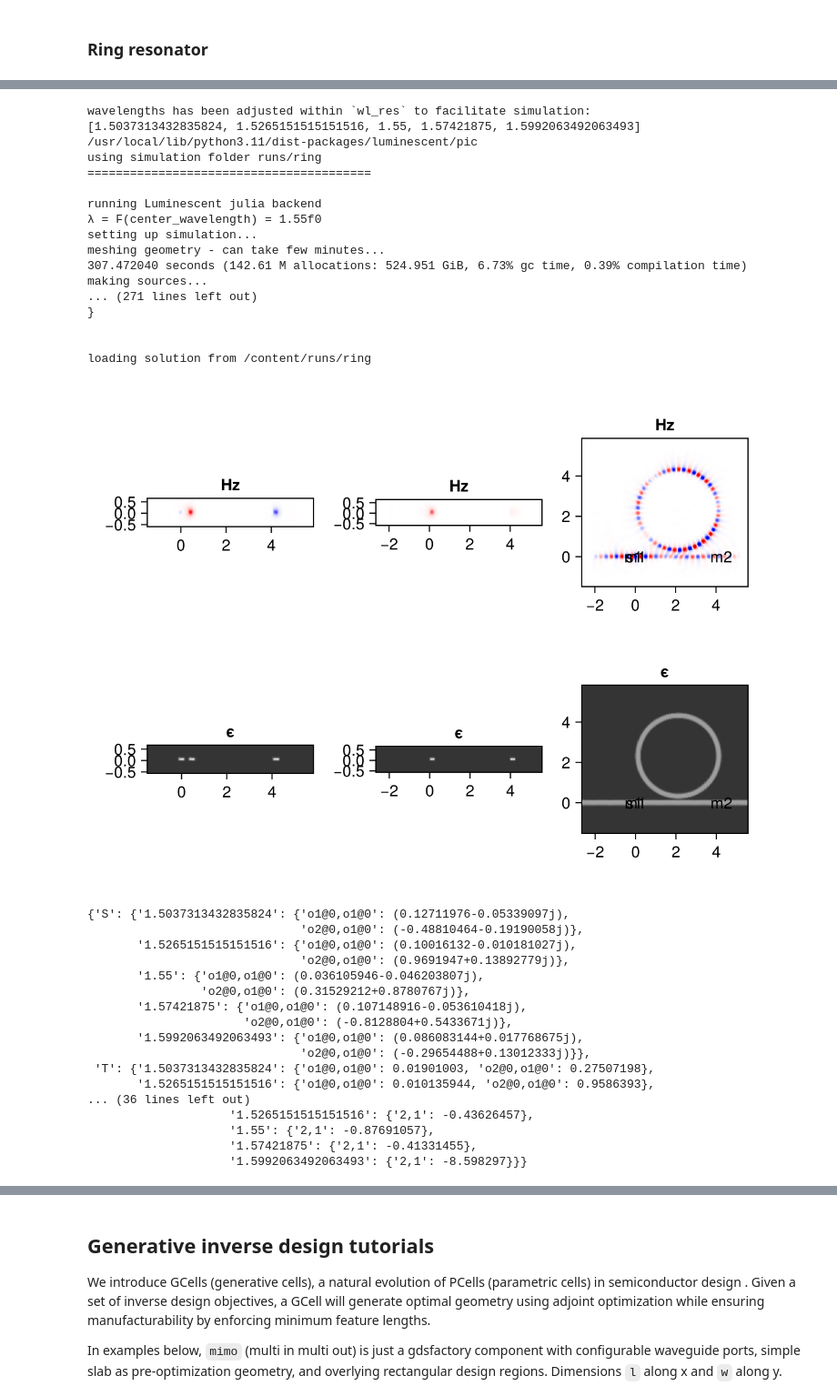
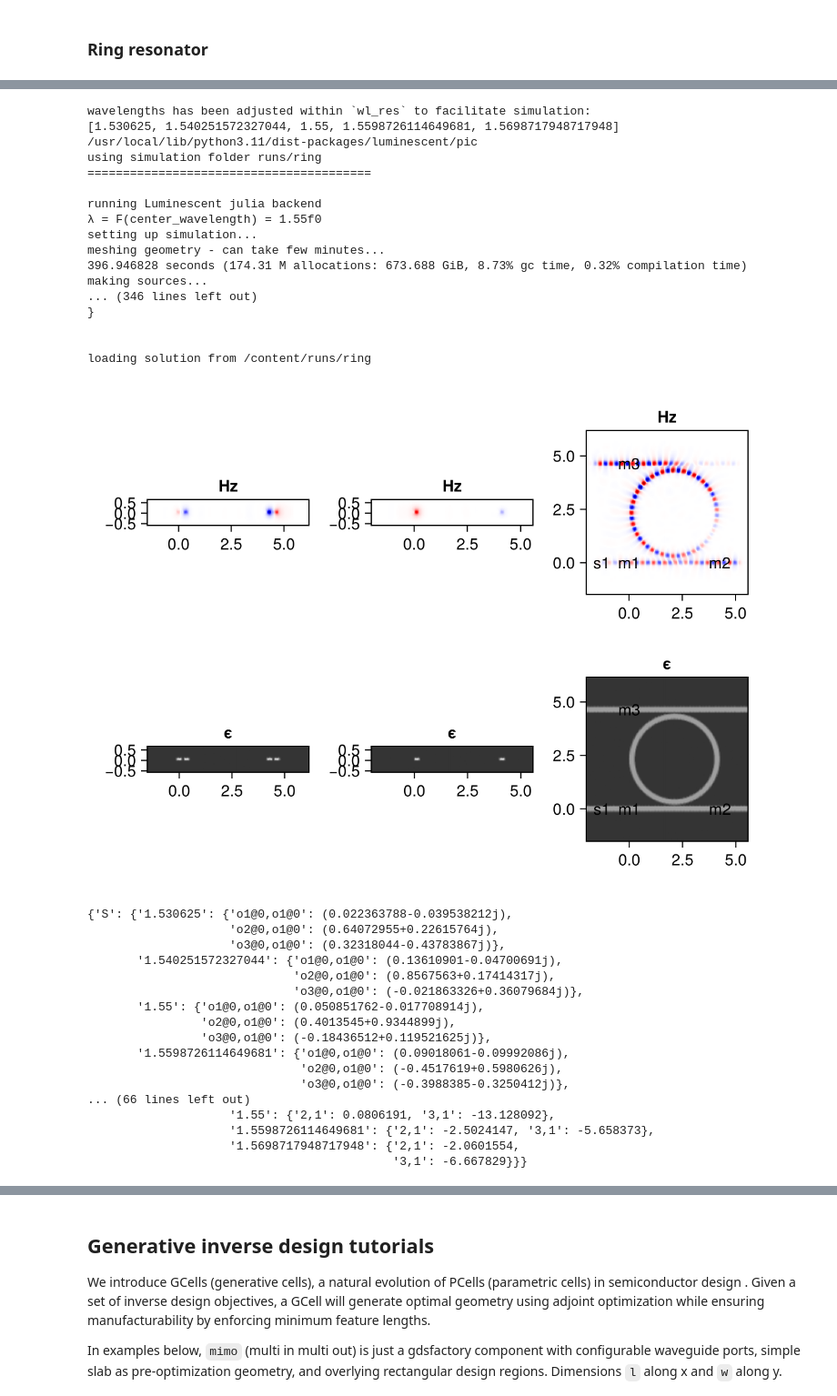
Before and after one commit to paulxshen/Luminescent.jl, a Jupyter notebook: Luminescent_AI_docs.ipynb, the cells around one changed output, grey strips where cells are left out. Shown at 91% size. Saved outputs shown, nothing was run; the diff lists cells and outputs as text; code cells hidden in the pictures.

```diff
--- a/Luminescent_AI_docs.ipynb
+++ b/Luminescent_AI_docs.ipynb
@@ -233,53 +220,52 @@ c.plot()
 # %%
-keys = ["2,1"]
+keys = ["2,1","3,1"]
 nres = 6
 gpu = None
 materials = lumi.MATERIALS
 layer_stack = SOI180
-wavelengths = np.linspace(1.5, 1.6, 5)
-margins = [[0, 0], [1, 1]]
+wavelengths = np.linspace(1.53, 1.57, 5)
 path = os.path.join("runs", "ring")
 
 lumi.make_prob(
     path, c, wavelengths=wavelengths,
-    nres=nres, keys=keys,Ttrans='2x', gpu=gpu,
-    margins=margins,source_port_margin=source_port_margin,
+    nres=nres, keys=keys,Ttrans='1.5x', gpu=gpu,
+    source_port_margin=source_port_margin,
     materials=materials, layer_stack=layer_stack)
 lumi.solve(path)
 sol=lumi.load(path)
 # %% [output]
 wavelengths has been adjusted within `wl_res` to facilitate simulation:
-[1.5037313432835824, 1.5265151515151516, 1.55, 1.57421875, 1.5992063492063493]
+[1.530625, 1.540251572327044, 1.55, 1.5598726114649681, 1.5698717948717948]
 /usr/local/lib/python3.11/dist-packages/luminescent/pic
 using simulation folder runs/ring
 ========================================
 
 running Luminescent julia backend
 λ = F(center_wavelength) = 1.55f0
 setting up simulation...
 meshing geometry - can take few minutes...
-307.472040 seconds (142.61 M allocations: 524.951 GiB, 6.73% gc time, 0.39% compilation time)
+396.946828 seconds (174.31 M allocations: 673.688 GiB, 8.73% gc time, 0.32% compilation time)
 making sources...
-... (271 lines left out)
+... (346 lines left out)
 }
 
 
 loading solution from /content/runs/ring
-[figure, old version]
+[figure, new version]
-{'S': {'1.5037313432835824': {'o1@0,o1@0': (0.12711976-0.05339097j),
-                              'o2@0,o1@0': (-0.48810464-0.19190058j)},
-       '1.5265151515151516': {'o1@0,o1@0': (0.10016132-0.010181027j),
-                              'o2@0,o1@0': (0.9691947+0.13892779j)},
-       '1.55': {'o1@0,o1@0': (0.036105946-0.046203807j),
-                'o2@0,o1@0': (0.31529212+0.8780767j)},
-       '1.57421875': {'o1@0,o1@0': (0.107148916-0.053610418j),
-                      'o2@0,o1@0': (-0.8128804+0.5433671j)},
-       '1.5992063492063493': {'o1@0,o1@0': (0.086083144+0.017768675j),
-                              'o2@0,o1@0': (-0.29654488+0.13012333j)}},
- 'T': {'1.5037313432835824': {'o1@0,o1@0': 0.01901003, 'o2@0,o1@0': 0.27507198},
-       '1.5265151515151516': {'o1@0,o1@0': 0.010135944, 'o2@0,o1@0': 0.9586393},
-... (36 lines left out)
-                    '1.5265151515151516': {'2,1': -0.43626457},
-                    '1.55': {'2,1': -0.87691057},
-                    '1.57421875': {'2,1': -0.41331455},
-                    '1.5992063492063493': {'2,1': -8.598297}}}
+{'S': {'1.530625': {'o1@0,o1@0': (0.022363788-0.039538212j),
+                    'o2@0,o1@0': (0.64072955+0.22615764j),
+                    'o3@0,o1@0': (0.32318044-0.43783867j)},
+       '1.540251572327044': {'o1@0,o1@0': (0.13610901-0.04700691j),
+                             'o2@0,o1@0': (0.8567563+0.17414317j),
+                             'o3@0,o1@0': (-0.021863326+0.36079684j)},
+       '1.55': {'o1@0,o1@0': (0.050851762-0.017708914j),
+                'o2@0,o1@0': (0.4013545+0.9344899j),
+                'o3@0,o1@0': (-0.18436512+0.119521625j)},
+       '1.5598726114649681': {'o1@0,o1@0': (0.09018061-0.09992086j),
+                              'o2@0,o1@0': (-0.4517619+0.5980626j),
+                              'o3@0,o1@0': (-0.3988385-0.3250412j)},
+... (66 lines left out)
+                    '1.55': {'2,1': 0.0806191, '3,1': -13.128092},
+                    '1.5598726114649681': {'2,1': -2.5024147, '3,1': -5.658373},
+                    '1.5698717948717948': {'2,1': -2.0601554,
+                                           '3,1': -6.667829}}}
```
Also changed, not shown: parts of 13 cells of this notebook.
